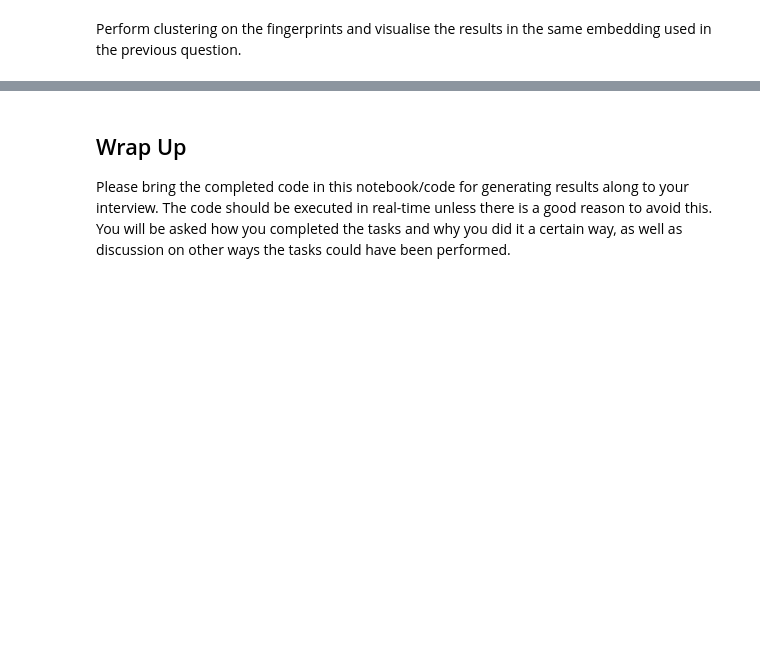
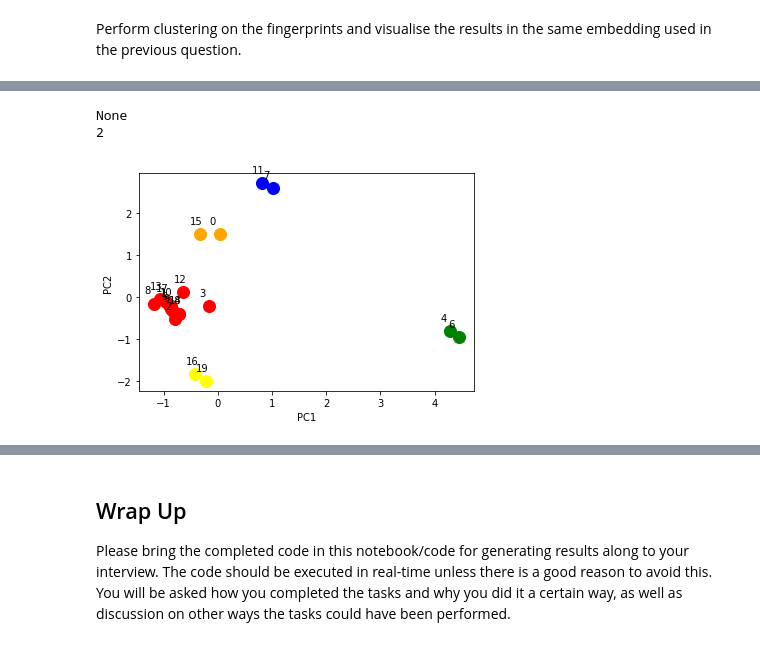
Before and after one commit to adhardy/Deepmatter-Interview, a Jupyter notebook: notebook/ds_nb_1.ipynb, the cells around one changed output, grey strips where cells are left out. Saved outputs shown, nothing was run; the diff lists cells and outputs as text; code cells hidden in the pictures; blank space fills up the shorter version.

```diff
--- a/notebook/ds_nb_1.ipynb
+++ b/notebook/ds_nb_1.ipynb
@@ -262,3 +260,21 @@ ax_kmean.legend(["Cluster 1/Product", "Cluster 2/Reactant"])
+# %%
+# === high dimensional kmeans clustering ===
+n_clusters = 5
+kmeans = KMeans(n_clusters=n_clusters, random_state=0)
+fingerprints_kmean = kmeans.fit_transform(fingerprints)
+
+# === Convert to Dataframe ===
+column_names = dr.generate_column_names("Distance C", n_clusters)
+cluster_labels = kmeans.predict(fingerprints)+1 # cluster the molecule belongs to
+df_fingerprints_kmean = dr.reduced_dimensions_to_df(fingerprints_kmean, cluster_labels, column_names)
+
+fig, ax = plt.subplots()
+ax = dr.plot_n_dimensional_kmeans(df_fingerprints_kmean, ax)
+ax.get_legend().remove()
+# %% [output]
+None
+2
+[figure, added]
 # %%
 # === Plot SVD and k-means together ===
 
```
Also changed, not shown: parts of 8 cells of this notebook, 1 other file.
